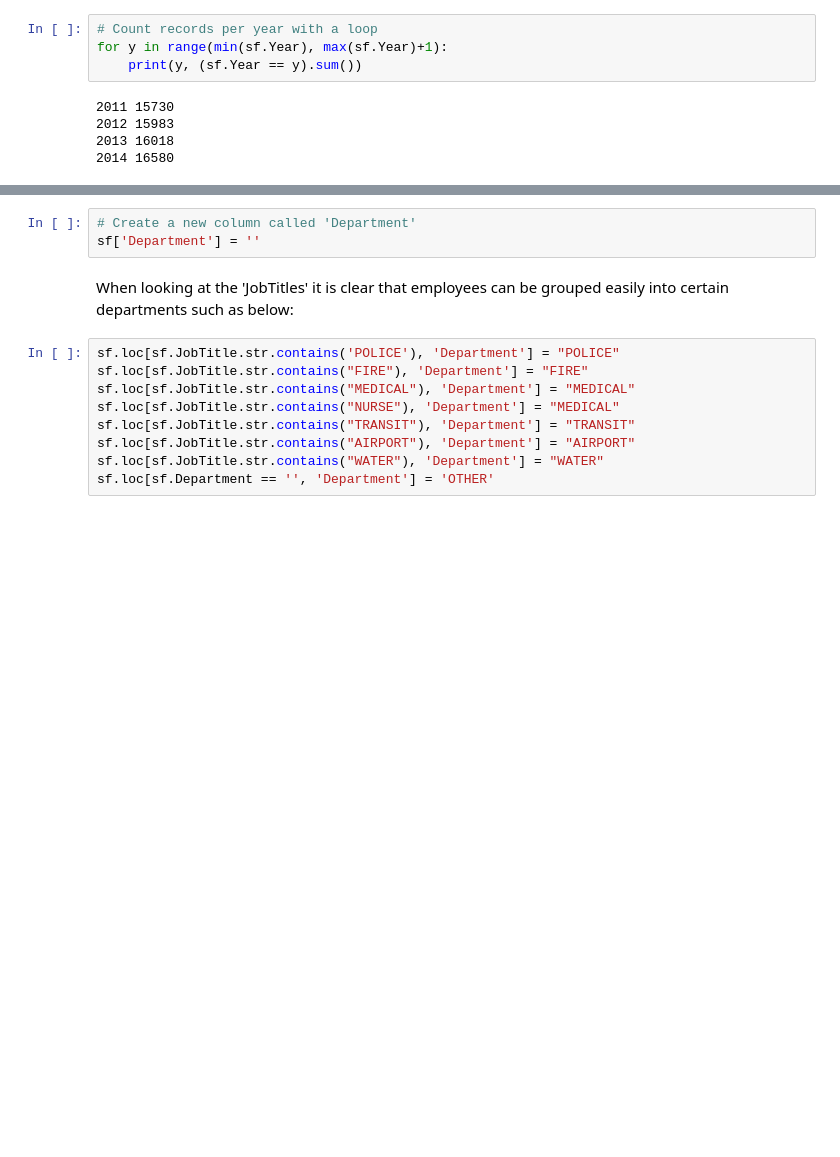
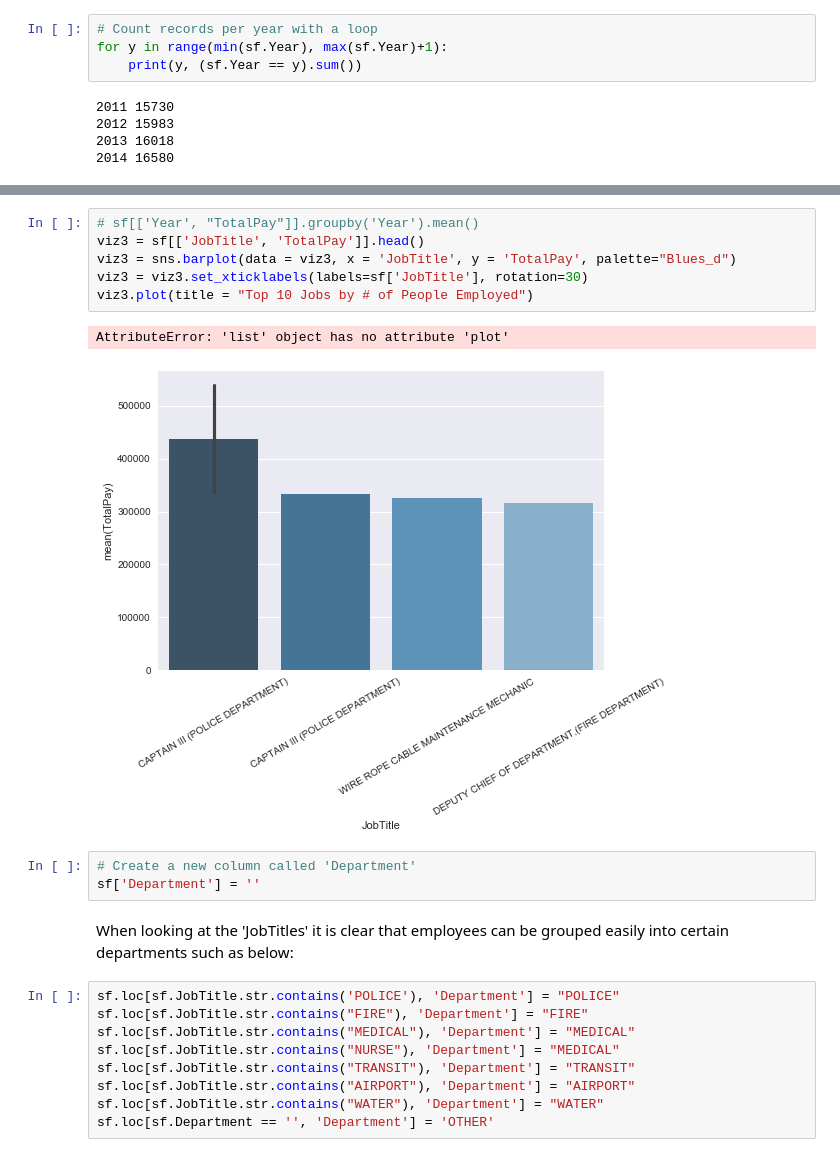
Before and after one commit to ababen/DataIntensive, a Jupyter notebook: Capstone/DataStory-SF-Final.ipynb, the cells around one changed output, grey strips where cells are left out. Saved outputs shown, nothing was run; the diff lists cells and outputs as text; blank space fills up the shorter version.

```diff
--- a/Capstone/DataStory-SF-Final.ipynb
+++ b/Capstone/DataStory-SF-Final.ipynb
@@ -271,6 +270,15 @@ JobTitleCount.plot(title = "Top 10 Jobs by # of People Employed", kind = 'bar')
 # %% [output]
 <matplotlib.axes._subplots.AxesSubplot at 0x...>
 [figure]
+# %%
+# sf[['Year', "TotalPay"]].groupby('Year').mean()
+viz3 = sf[['JobTitle', 'TotalPay']].head()
+viz3 = sns.barplot(data = viz3, x = 'JobTitle', y = 'TotalPay', palette="Blues_d")
+viz3 = viz3.set_xticklabels(labels=sf['JobTitle'], rotation=30)
+viz3.plot(title = "Top 10 Jobs by # of People Employed")
+# %% [output]
+AttributeError: 'list' object has no attribute 'plot'
+[figure, added]
 # %%
 # Create a new column called 'Department'
 sf['Department'] = ''
```
Also changed, not shown: parts of 46 cells of this notebook.
